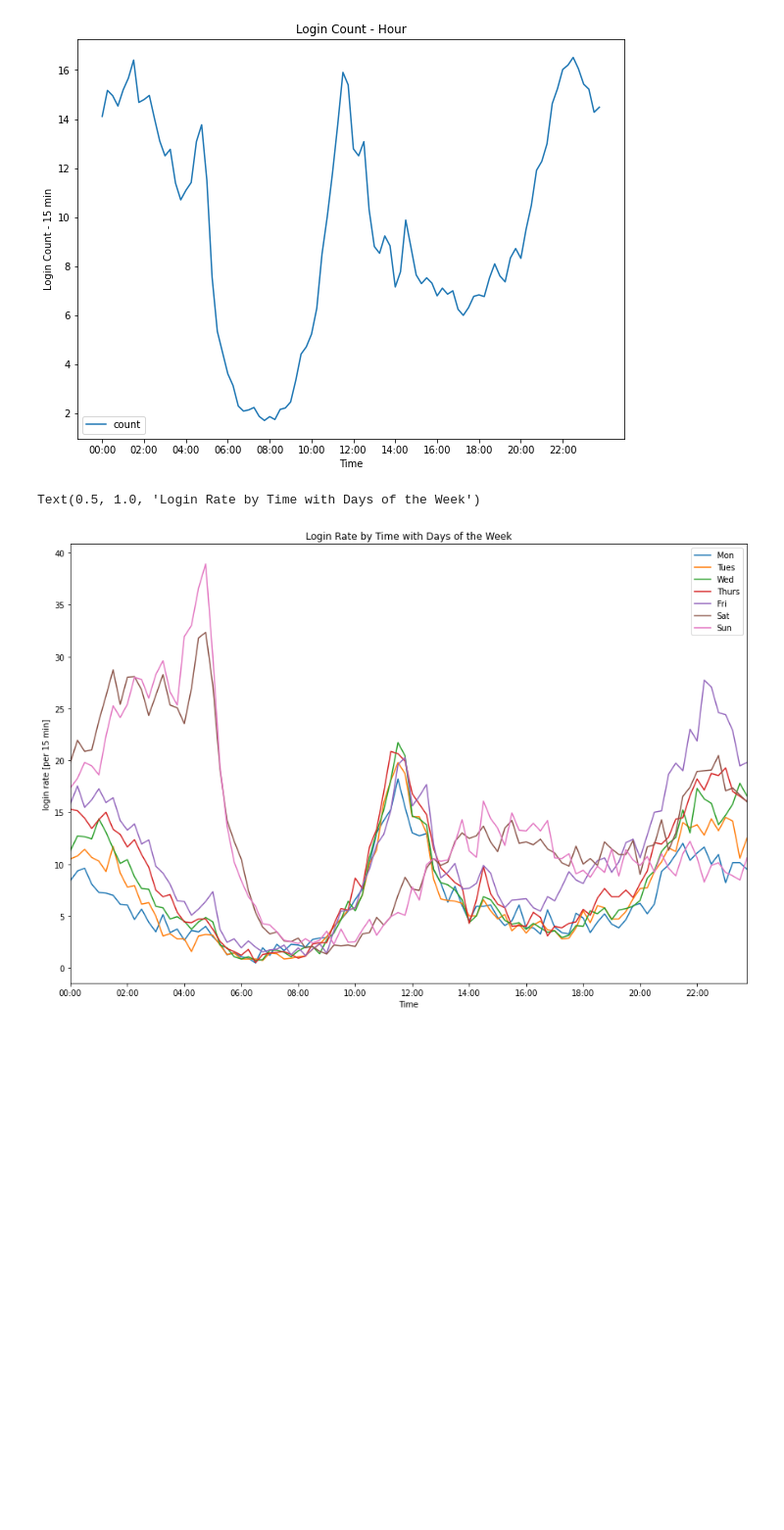
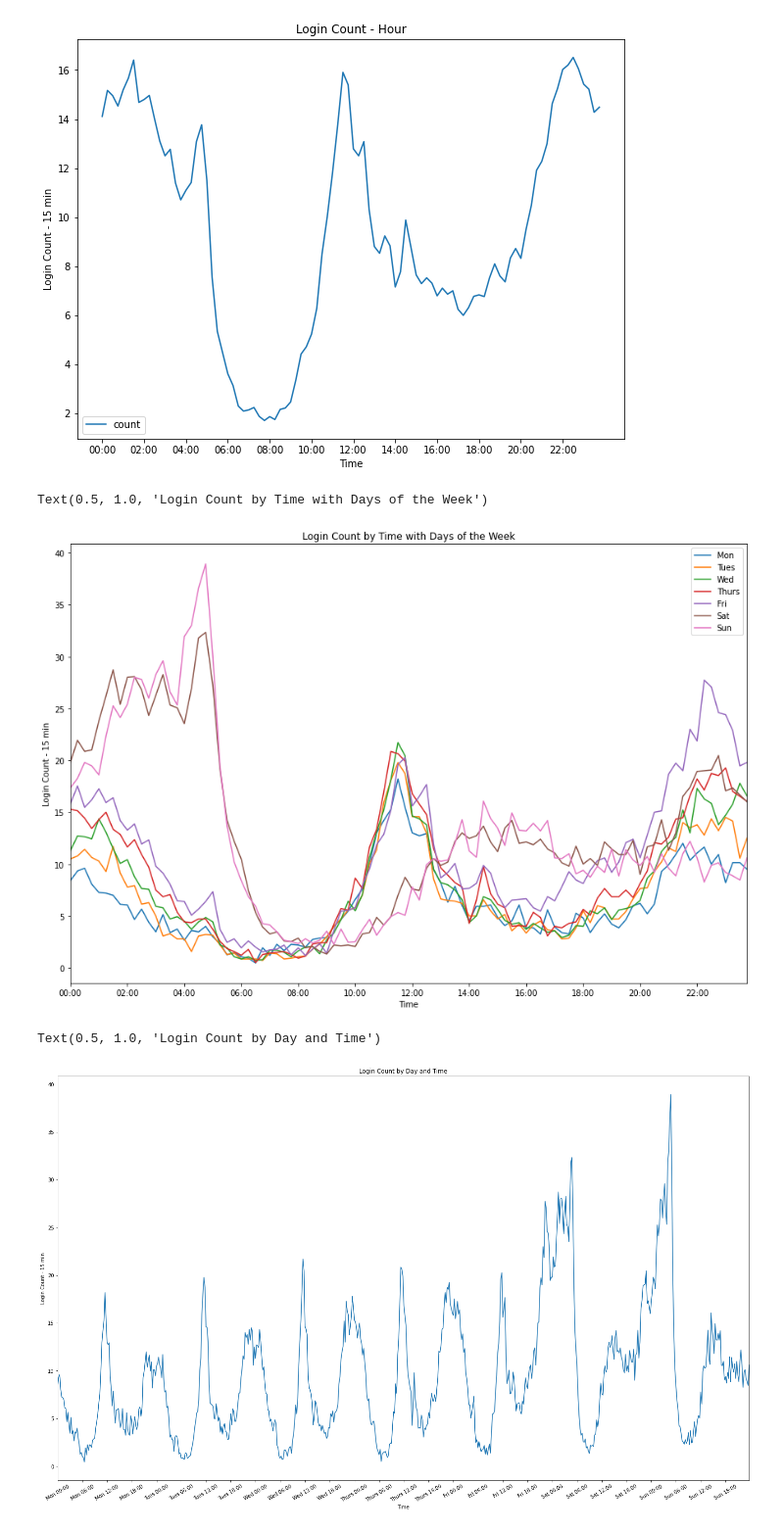
Before and after one commit to ChadDelany/challenge_ultimate, a Jupyter notebook: challenge_ultimate.ipynb, the cells around one changed output. Shown at 98% size. Drawn from its saved outputs; the diff is of its cells as text; code cells hidden in the pictures; blank space fills up the shorter version.

```diff
--- a/challenge_ultimate.ipynb
+++ b/challenge_ultimate.ipynb
@@ -253,7 +254,7 @@ plt.show()
 # %% [output]
 [figure]
 # %%
-# Plot Mean Time for Each Day of the Week
+# Plot Mean Count for Each Day of the Week
 
 pd.plotting.register_matplotlib_converters()
 
@@ -263,12 +264,28 @@ day_of_week = ["Mon", "Tues", "Wed", "Thurs", "Fri", "Sat", "Sun"]
 plt.figure(figsize=(15, 10))
 for i in range(7):
     plt.plot(logins_count_ave_dayofweek_time.loc[i], label=day_of_week[i])
-plt.ylabel("login rate [per 15 min]")
+plt.ylabel("Login Count - 15 min")
 plt.xticks([7200 * h for h in range(12)])
 plt.xlabel("Time")
 plt.legend(loc="upper right")
 plt.xlim([0, 3600 * 23.75])
-plt.title("Login Rate by Time with Days of the Week")
+plt.title("Login Count by Time with Days of the Week")
 # %% [output]
-Text(0.5, 1.0, 'Login Rate by Time with Days of the Week')
+Text(0.5, 1.0, 'Login Count by Time with Days of the Week')
 [figure]
+# %%
+# Plot of Login Count by Day and Time
+timeIndex = [i * 15 for i in range(len(logins_count_ave_dayofweek_time))]
+
+plt.figure(figsize=(25, 15))
+plt.plot(timeIndex, logins_count_ave_dayofweek_time["count"])
+day_of_week = ["Mon", "Tues", "Wed", "Thurs", "Fri", "Sat", "Sun"]
+xlabels = list(map(lambda x: x[0] + " " + x[1], product(day_of_week, ["00:00", "06:00", "12:00", "18:00"])))
+plt.xlabel("Time")
+plt.xticks([i * 6 * 60 for i in range(4 * 7)], xlabels, rotation=30)
+plt.xlim([0, 60 * (24 * 6 + 23.75)])
+plt.ylabel("Login Count - 15 min")
+plt.title('Login Count by Day and Time')
+# %% [output]
+Text(0.5, 1.0, 'Login Count by Day and Time')
+[figure, added]
```
Also changed, not shown: parts of 2 cells of this notebook.
